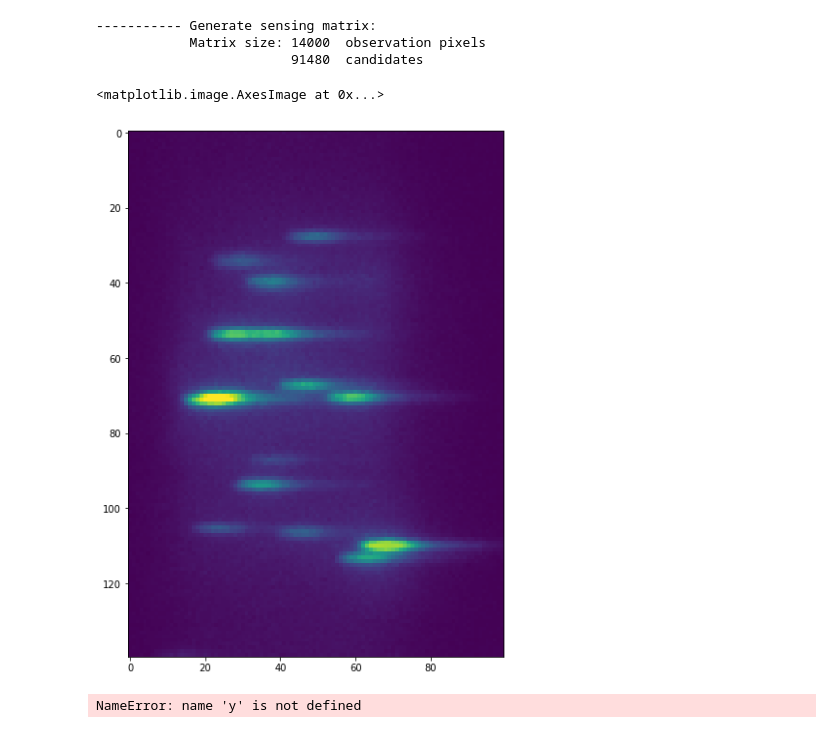
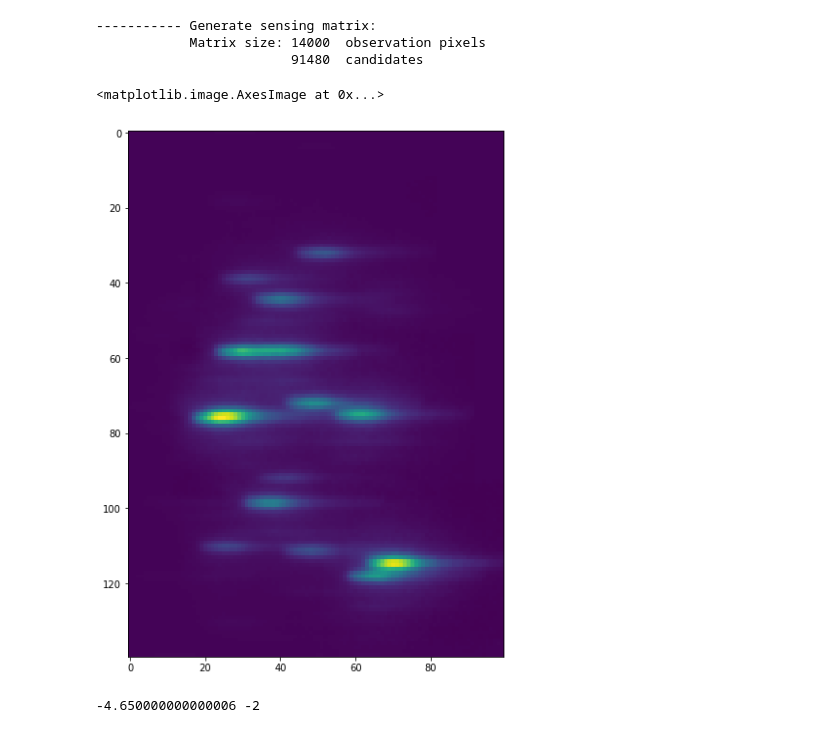
Before and after one commit to xiyuyi/PyPRIS, a Jupyter notebook: NW_astig_spetrum_analysis/filed_shift_fits.ipynb, the cells around one changed output. Cells and saved outputs as stored; diff of their text form; code cells hidden in the pictures.

Commit message:
field shifts for 1st order diffraction image is DONE

```diff
--- a/NW_astig_spetrum_analysis/filed_shift_fits.ipynb
+++ b/NW_astig_spetrum_analysis/filed_shift_fits.ipynb
@@ -48,26 +48,28 @@ pypris0.generate_sensing_mx()
 # remove some background
 filtered_x = copy.deepcopy(linb0.x)
 for ind, m in enumerate(filtered_x):
-    if m < 5:
+    if m < 10:
         filtered_x[ind] = 0
 # %%
 # shift free image
 woshift_1stdiff = np.dot(pypris0.current_A, filtered_x).reshape(140,100)
 plt.figure(figsize=(10,10))
-plt.imshow(wshift_1stdiff)
+plt.imshow(woshift_1stdiff)
 # %% [output]
 <matplotlib.image.AxesImage at 0x...>
-[figure, old version]
+[figure, new version]
 # %%
 from scipy import signal
 from scipy import misc
 a = wshift_1stdiff/np.max(wshift_1stdiff.ravel())
 b = woshift_1stdiff/np.max(woshift_1stdiff.ravel())
 corr = signal.correlate2d(a, b, boundary='fill', mode='same')
-fitted_shift_1, fitted_shift_2 = np.unravel_index(np.argmax(corr), corr.shape) # find the match
-print(y, x)
+y, x = np.unravel_index(np.argmax(corr), corr.shape) # find the match
+fitted_shift_1 = y - 68.65
+fitted_shift_2 = x - 49
+print(fitted_shift_1, fitted_shift_2)
 # %% [output]
-NameError: name 'y' is not defined
+-4.650000000000006 -2
 # %%
 plt.figure(figsize=[10,5])
 plt.subplot(131)
```
Also changed, not shown: parts of 6 cells of this notebook.
